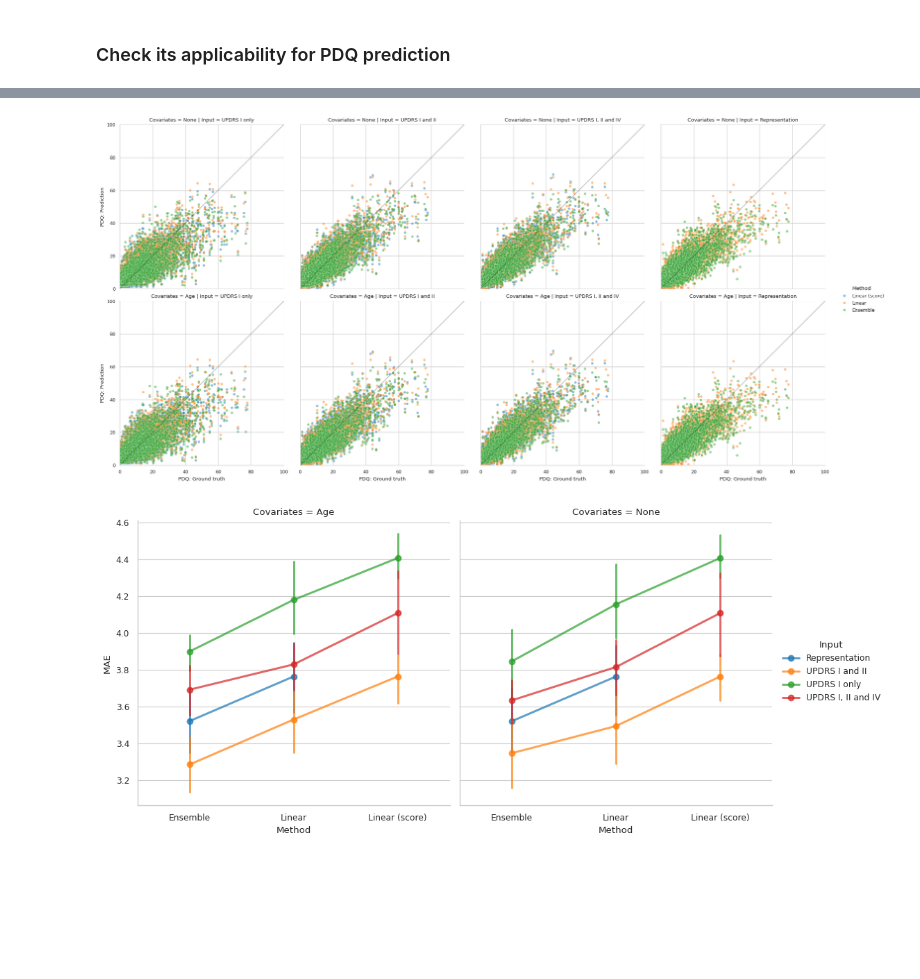
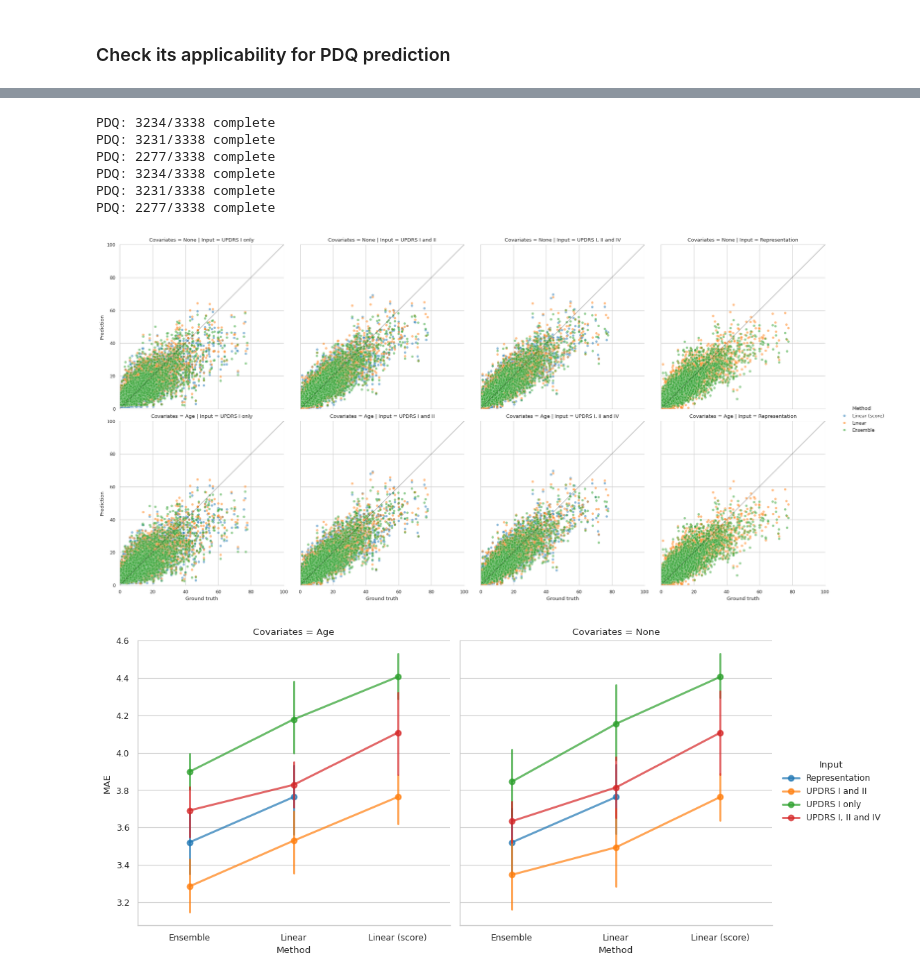
Before and after one commit to UKEIAM/de.uke.iam.parkinson.vae_longitudinal, a Jupyter notebook: src/vae.ipynb, the cells around one changed output, grey strips where cells are left out. Cells and saved outputs as stored; diff of their text form; code cells hidden in the pictures; blank space fills up the shorter version.

```diff
--- a/src/vae.ipynb
+++ b/src/vae.ipynb
@@ -172,8 +173,8 @@ for name, regressor in {
         representation_results.append(
             pd.DataFrame(
                 {
-                    "PDQ: Ground truth": y[test_index],
-                    "PDQ: Prediction": regressor.predict(X_feature[test_index]),
+                    "Ground truth": y[test_index],
+                    "Prediction": regressor.predict(X_feature[test_index]),
                     "Method": name,
                     "Fold": fold,
                 }
@@ -353,20 +317,41 @@ result = pd.concat([result_without_covariates, result_with_covariates])
+# %%
+COVARIATES = ["Age"]
+
+result_without_covariates = pd.concat(
+    [prediction_updrs_i.predict(X_amp, y_amp), prediction_updrs_ii.predict(X_amp, y_amp), prediction_updrs_iv.predict(X_amp, y_amp), representation_results]
+)
+result_without_covariates["Covariates"] = "None"
+
+result_with_covariates = pd.concat(
+    [prediction_updrs_i.predict(X_amp, y_amp, covariates=COVARIATES), prediction_updrs_ii.predict(X_amp, y_amp, covariates=COVARIATES), prediction_updrs_iv.predict(X_amp, y_amp, covariates=COVARIATES), representation_results]
+)
+result_with_covariates["Covariates"] = "Age"
+
+result = pd.concat([result_without_covariates, result_with_covariates])
+# %% [output]
+PDQ: 3234/3338 complete
+PDQ: 3231/3338 complete
+PDQ: 2277/3338 complete
+PDQ: 3234/3338 complete
+PDQ: 3231/3338 complete
+PDQ: 2277/3338 complete
 # %%
 with sns.axes_style("whitegrid"):
     sns.set_context("paper")
     grid = sns.relplot(
         data=result,
-        x="PDQ: Ground truth",
-        y="PDQ: Prediction",
+        x="Ground truth",
+        y="Prediction",
         hue="Method",
         col="Input",
         row="Covariates",
         alpha=0.5,
     )
     grid.set(xlim=(0, 100), ylim=(0, 100), aspect="equal")
     for ax in grid.axes.flatten():
         ax.plot([0, 100], [0, 100], color="black", linestyle="-", alpha=0.3)
 # %% [output]
-[figure, old version]
+[figure, new version]
 # %%
 median_absolute_error_agg = []
 for covariates, covariates_data in result.groupby("Covariates"):
```
Also changed, not shown: parts of 12 cells of this notebook.
